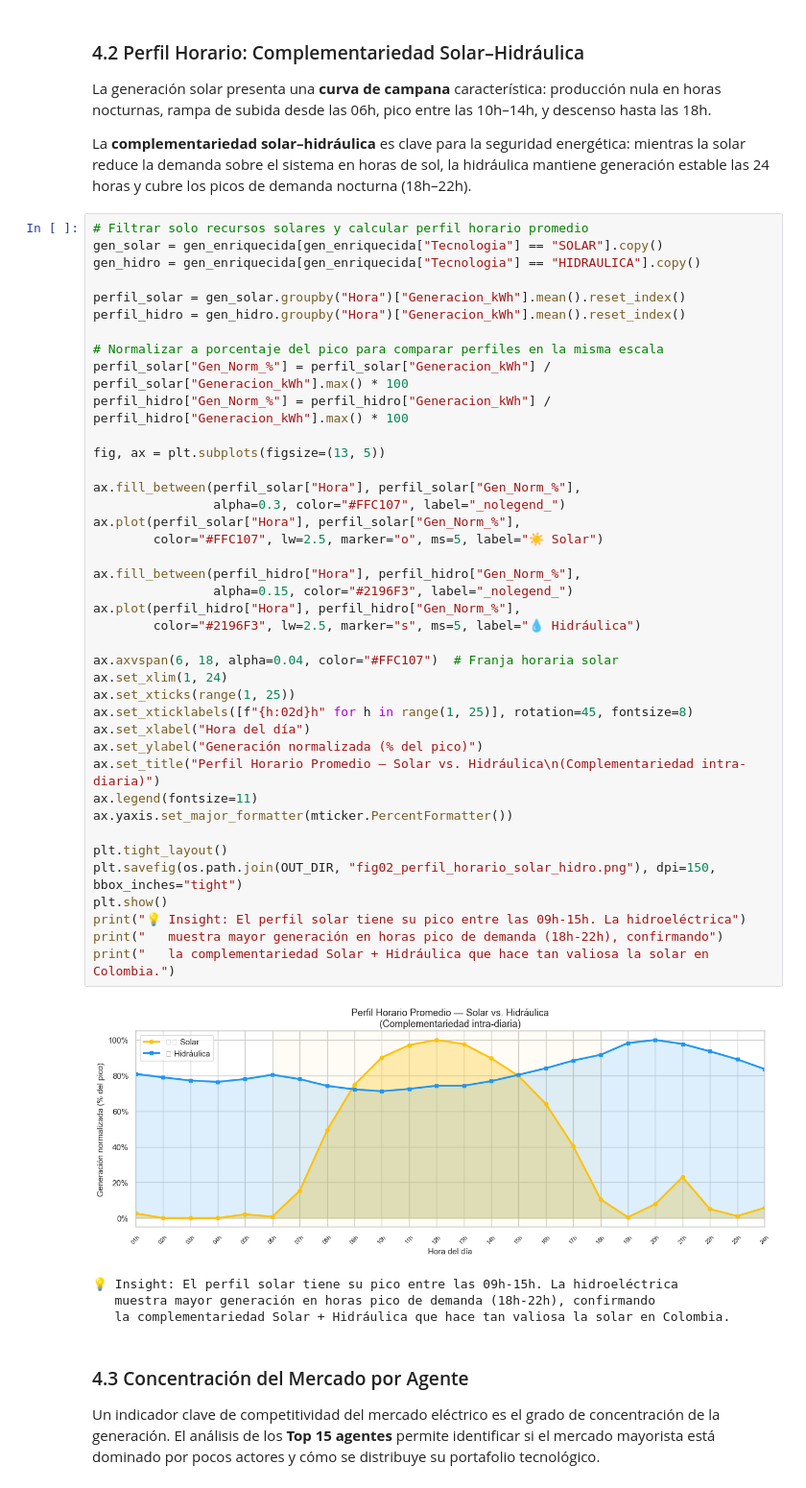
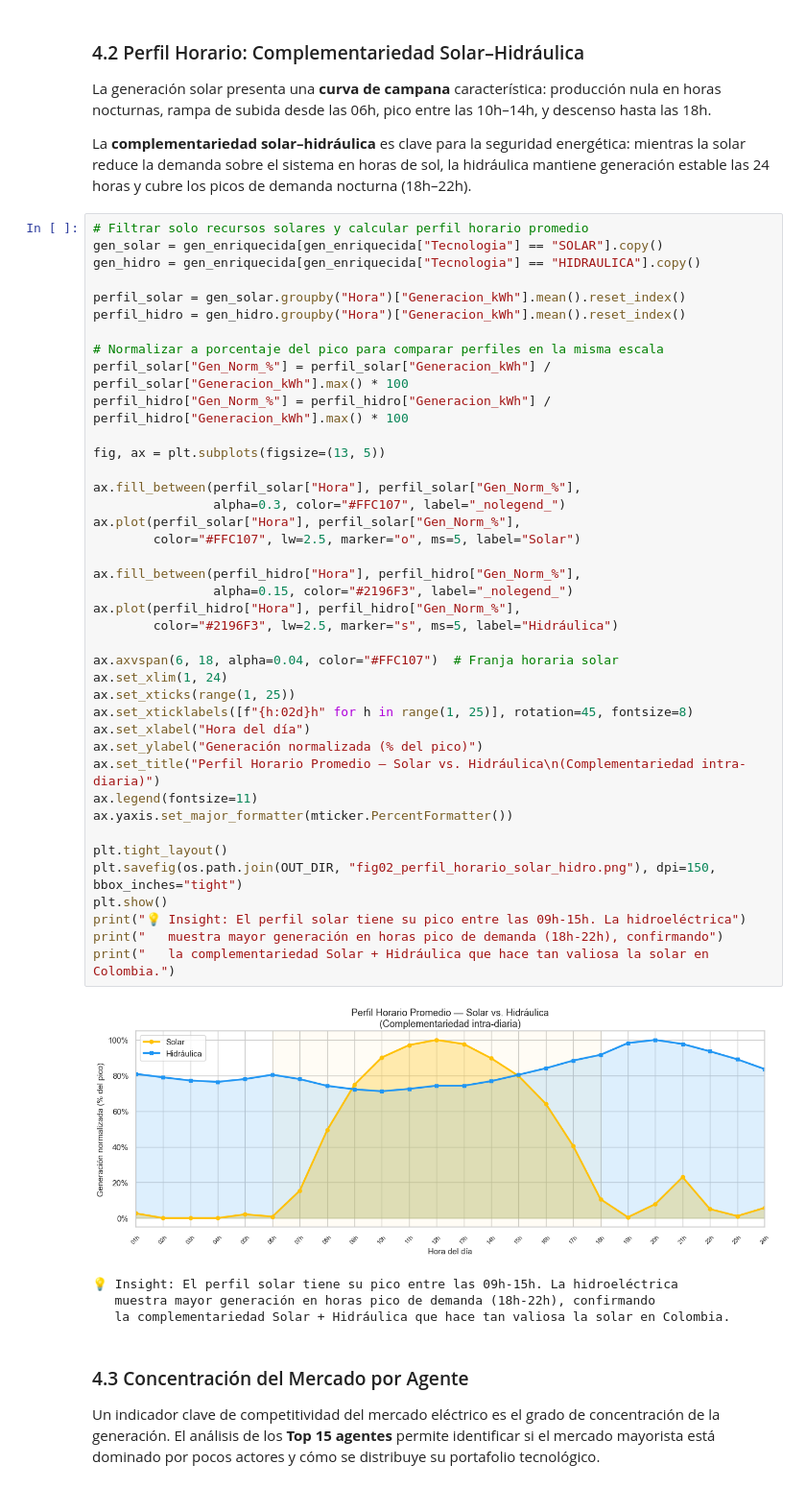
Before and after one commit to mffajardor/solar-generation-colombia-dash, a Jupyter notebook: notebooks/01_ETL_exploracion_v1.ipynb, the cells around one changed output. Shown at 96% size. Cells and saved outputs as stored; diff of their text form.

```diff
--- a/notebooks/01_ETL_exploracion_v1.ipynb
+++ b/notebooks/01_ETL_exploracion_v1.ipynb
@@ -838,36 +838,36 @@ perfil_hidro = gen_hidro.groupby("Hora")["Generacion_kWh"].mean().reset_index()
 perfil_solar["Gen_Norm_%"] = perfil_solar["Generacion_kWh"] / perfil_solar["Generacion_kWh"].max() * 100
 perfil_hidro["Gen_Norm_%"] = perfil_hidro["Generacion_kWh"] / perfil_hidro["Generacion_kWh"].max() * 100
 
 fig, ax = plt.subplots(figsize=(13, 5))
 
 ax.fill_between(perfil_solar["Hora"], perfil_solar["Gen_Norm_%"],
                 alpha=0.3, color="#FFC107", label="_nolegend_")
 ax.plot(perfil_solar["Hora"], perfil_solar["Gen_Norm_%"],
-        color="#FFC107", lw=2.5, marker="o", ms=5, label="☀️ Solar")
+        color="#FFC107", lw=2.5, marker="o", ms=5, label="Solar")
 
 ax.fill_between(perfil_hidro["Hora"], perfil_hidro["Gen_Norm_%"],
                 alpha=0.15, color="#2196F3", label="_nolegend_")
 ax.plot(perfil_hidro["Hora"], perfil_hidro["Gen_Norm_%"],
-        color="#2196F3", lw=2.5, marker="s", ms=5, label="💧 Hidráulica")
+        color="#2196F3", lw=2.5, marker="s", ms=5, label="Hidráulica")
 
 ax.axvspan(6, 18, alpha=0.04, color="#FFC107")  # Franja horaria solar
 ax.set_xlim(1, 24)
 ax.set_xticks(range(1, 25))
 ax.set_xticklabels([f"{h:02d}h" for h in range(1, 25)], rotation=45, fontsize=8)
 ax.set_xlabel("Hora del día")
 ax.set_ylabel("Generación normalizada (% del pico)")
 ax.set_title("Perfil Horario Promedio — Solar vs. Hidráulica\n(Complementariedad intra-diaria)")
 ax.legend(fontsize=11)
 ax.yaxis.set_major_formatter(mticker.PercentFormatter())
 
 plt.tight_layout()
 plt.savefig(os.path.join(OUT_DIR, "fig02_perfil_horario_solar_hidro.png"), dpi=150, bbox_inches="tight")
 plt.show()
 print("💡 Insight: El perfil solar tiene su pico entre las 09h-15h. La hidroeléctrica")
 print("   muestra mayor generación en horas pico de demanda (18h-22h), confirmando")
 print("   la complementariedad Solar + Hidráulica que hace tan valiosa la solar en Colombia.")
 # %% [output]
-[figure, old version]
+[figure, new version]
 💡 Insight: El perfil solar tiene su pico entre las 09h-15h. La hidroeléctrica
    muestra mayor generación en horas pico de demanda (18h-22h), confirmando
    la complementariedad Solar + Hidráulica que hace tan valiosa la solar en Colombia.
```
Also changed, not shown: parts of 11 cells of this notebook, 4 other files.
